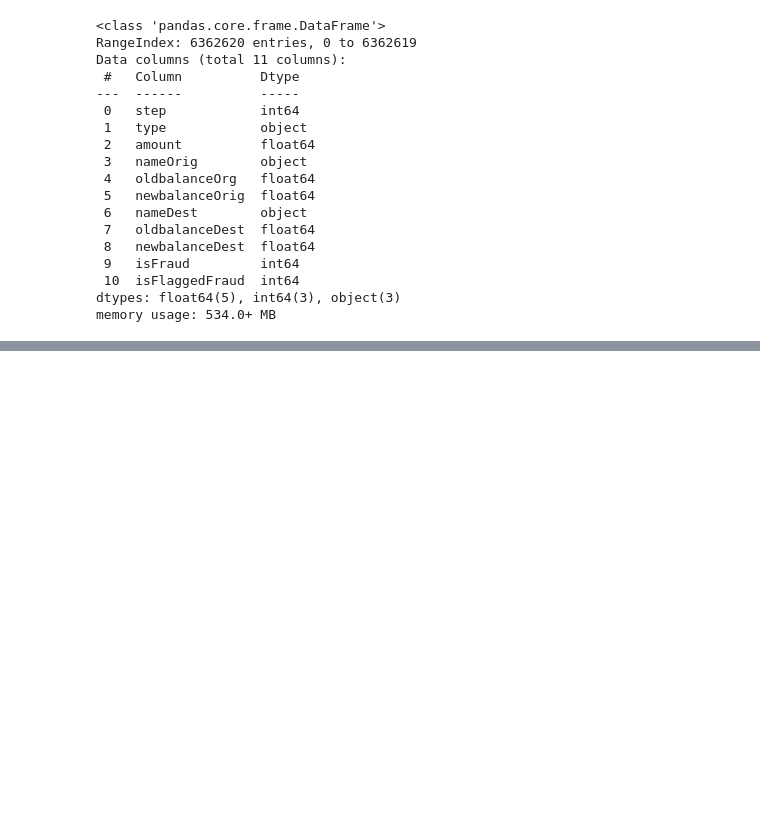
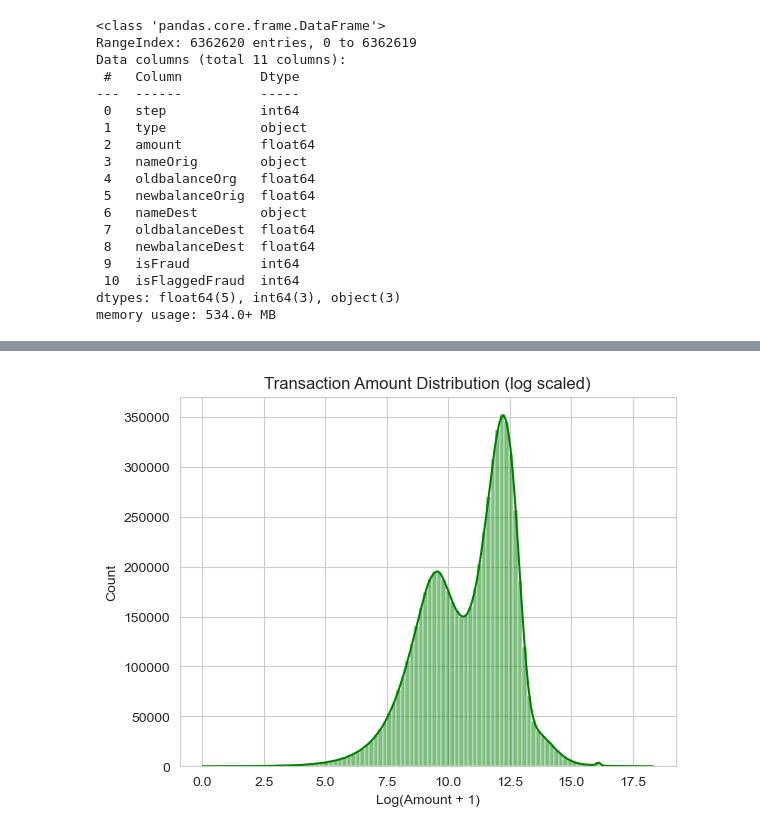
Before and after one commit to imakhxl/Financial-Fraud-Predicition-System, a Jupyter notebook: fraud.ipynb, the cells around one changed output, grey strips where cells are left out. Cells and saved outputs as stored; diff of their text form; code cells hidden in the pictures; blank space fills up the shorter version.

```diff
--- a/fraud.ipynb
+++ b/fraud.ipynb
@@ -44,0 +115,7 @@ NameError: name 'df' is not defined
+# %%
+sns.histplot(np.log1p(df["amount"]), bins=100, kde=True, color='green')
+plt.title('Transaction Amount Distribution (log scaled)')
+plt.xlabel('Log(Amount + 1)')
+plt.show()
+# %% [output]
+[figure, added]
```
Also changed, not shown: parts of 11 cells of this notebook.
